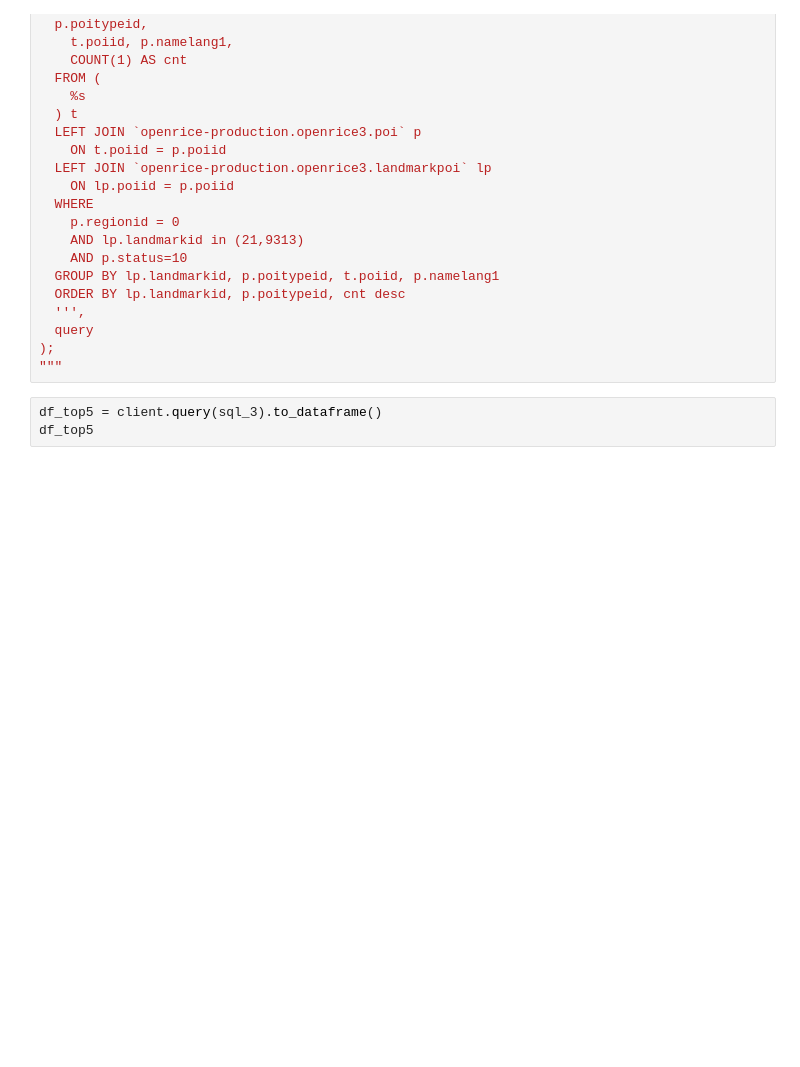
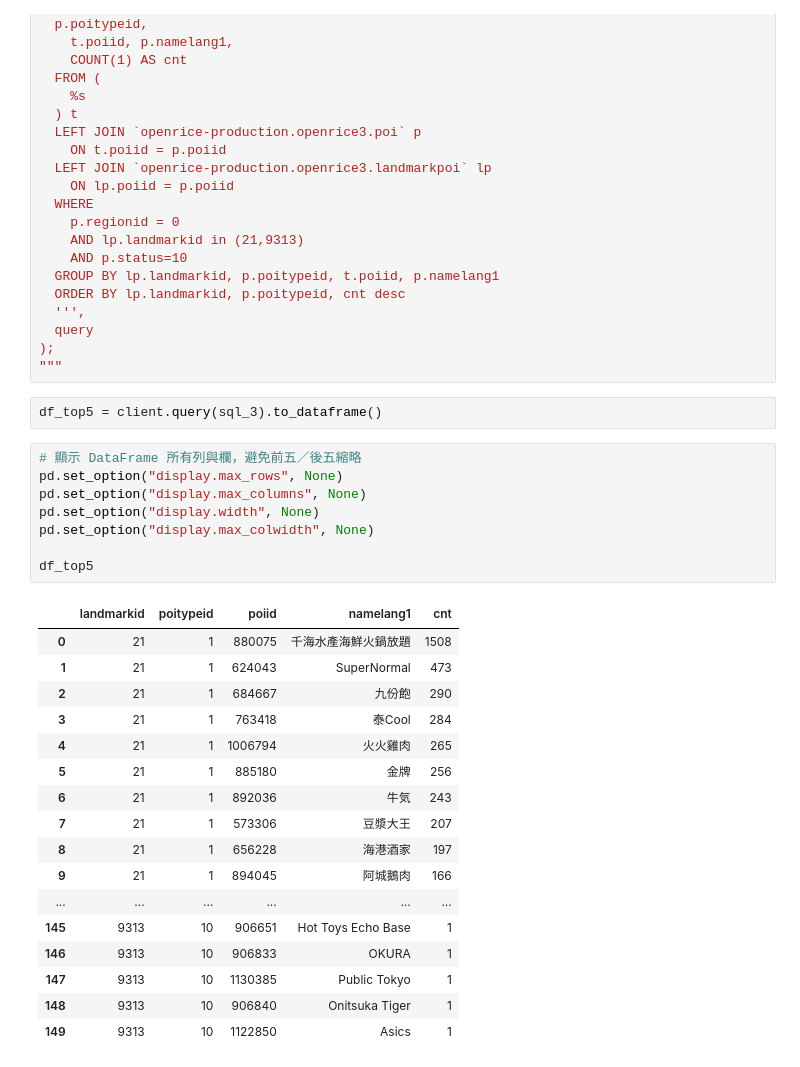
Before and after one commit to lenaopr/2026_09, a Jupyter notebook: 2026_10/2026_10_02/HangLung_Amoy_Plaza_and_Fashion_Walk_LMS/calculation.ipynb, the cells around one changed output. Drawn from its saved outputs; the diff is of its cells as text; blank space fills up the shorter version.

```diff
--- a/2026_10/2026_10_02/HangLung_Amoy_Plaza_and_Fashion_Walk_LMS/calculation.ipynb
+++ b/2026_10/2026_10_02/HangLung_Amoy_Plaza_and_Fashion_Walk_LMS/calculation.ipynb
@@ -240,5 +250,30 @@ EXECUTE IMMEDIATE FORMAT(
 """
 # %%
 df_top5 = client.query(sql_3).to_dataframe()
-df_top5
+# %%
+# 顯示 DataFrame 所有列與欄，避免前五／後五縮略
+pd.set_option("display.max_rows", None)
+pd.set_option("display.max_columns", None)
+pd.set_option("display.width", None)
+pd.set_option("display.max_colwidth", None)
+
+df_top5
+# %% [output]
+|  | landmarkid | poitypeid | poiid | namelang1 | cnt |
+| 0 | 21 | 1 | 880075 | 千海水產海鮮火鍋放題 | 1508 |
+| 1 | 21 | 1 | 624043 | SuperNormal | 473 |
+| 2 | 21 | 1 | 684667 | 九份飽 | 290 |
+| 3 | 21 | 1 | 763418 | 泰Cool | 284 |
+| 4 | 21 | 1 | 1006794 | 火火雞肉 | 265 |
+| 5 | 21 | 1 | 885180 | 金牌 | 256 |
+| 6 | 21 | 1 | 892036 | 牛気 | 243 |
+| 7 | 21 | 1 | 573306 | 豆漿大王 | 207 |
+| 8 | 21 | 1 | 656228 | 海港酒家 | 197 |
+| 9 | 21 | 1 | 894045 | 阿城鵝肉 | 166 |
+| ... | ... | ... | ... | ... | ... |
+| 145 | 9313 | 10 | 906651 | Hot Toys Echo Base | 1 |
+| 146 | 9313 | 10 | 906833 | OKURA | 1 |
+| 147 | 9313 | 10 | 1130385 | Public Tokyo | 1 |
+| 148 | 9313 | 10 | 906840 | Onitsuka Tiger | 1 |
+| 149 | 9313 | 10 | 1122850 | Asics | 1 |
 # %%
```
Also changed, not shown: parts of 13 cells of this notebook, 3 other files.
